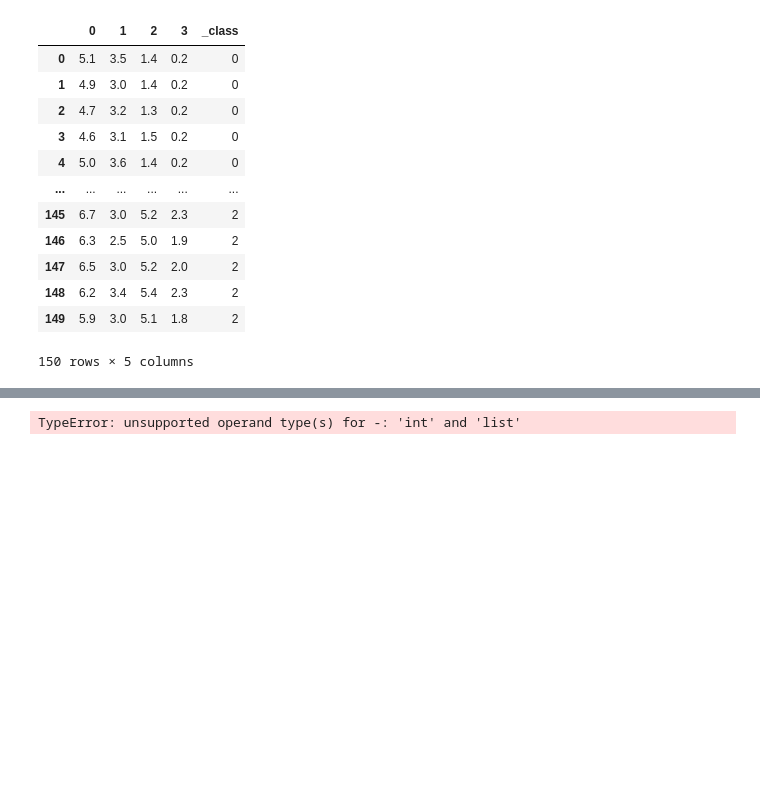
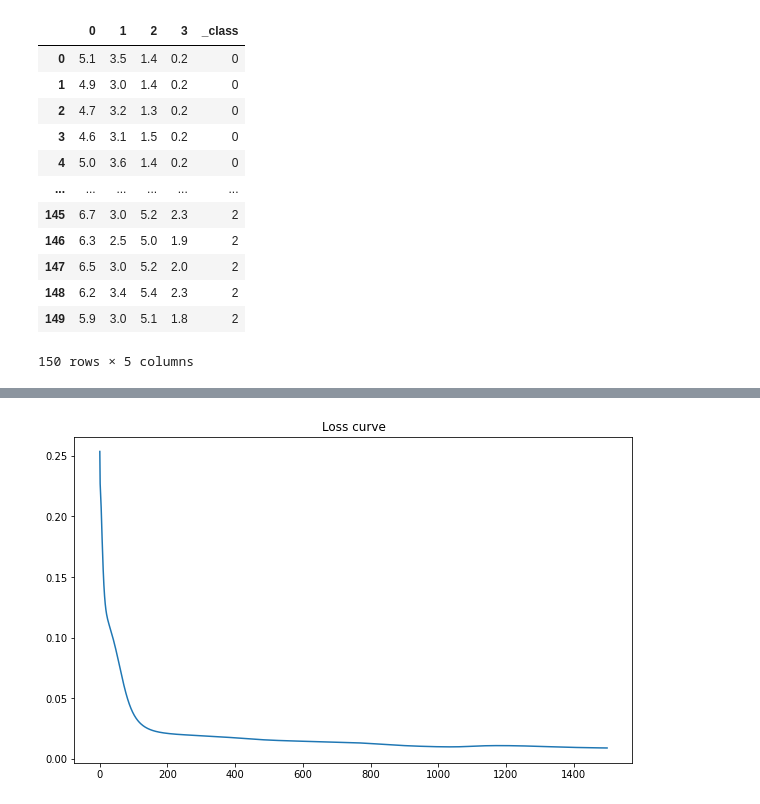
Before and after one commit to medso0018/FromScratchNeuralNets, a Jupyter notebook: nn.ipynb, the cells around one changed output, grey strips where cells are left out. Saved outputs shown, nothing was run; the diff lists cells and outputs as text; code cells hidden in the pictures; blank space fills up the shorter version.

```diff
--- a/nn.ipynb
+++ b/nn.ipynb
@@ -53,16 +55,27 @@ show(trainset, title='Trainset')
+# %%
+y_train = np_utils.to_categorical(y_train)
+y_test = np_utils.to_categorical(y_test)
+
+y_test = y_test.reshape(y_test.shape[0], 3, 1)
+y_train = y_train.reshape(y_train.shape[0], 3, 1)
+
+X_train = X_train.to_numpy()
+X_test = X_test.to_numpy()
+
+X_test = X_test.reshape(X_test.shape[0], 4, 1)
+X_train = X_train.reshape(X_train.shape[0], 4, 1)
 # %%
-model = NeuralNetwork(loss_f='BCE')
+model = NeuralNetwork(loss_f='MSE')
 
-model.add_layer(Dense(n_neur=X_train.shape[1]))
+model.add_layer(Input(input_shape=X_train.shape[1:]))
 model.add_layer(Dense(n_neur=8, act_f='sigmoid'))
 model.add_layer(Dense(n_neur=3, act_f='sigmoid'))
 # %%
-_y_train = [[1 if i == x else 0 for i in range(3)] for x in y_train]
-loss = model.fit(X_train.to_numpy(), _y_train, epoch=20000, lr=0.15)
+loss = model.fit(X_train, y_train, epochs=1500, lr=0.015)
 plt.figure(figsize=(10, 6))
 plt.plot(list(range(len(loss))), loss)
 plt.title('Loss curve')
 plt.show()
 # %% [output]
-TypeError: unsupported operand type(s) for -: 'int' and 'list'
+[figure, added]
 # %%
```
Also changed, not shown: parts of 5 cells of this notebook, 6 other files.
